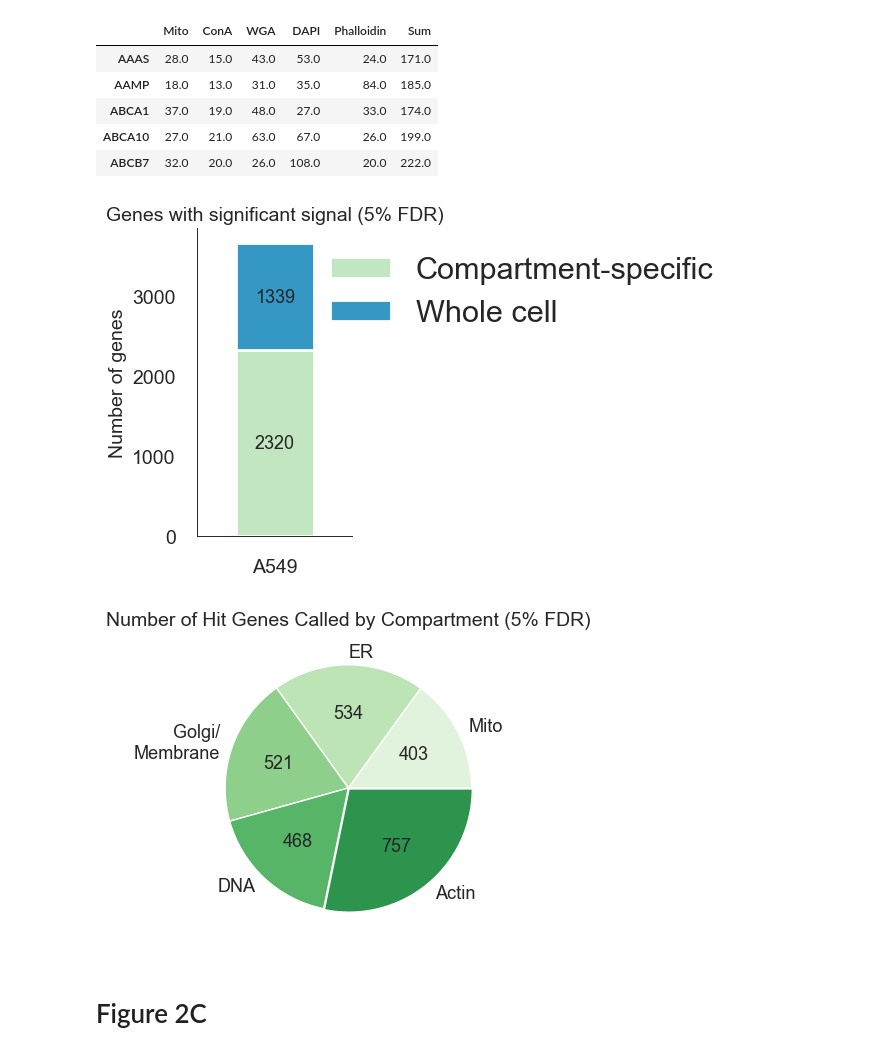
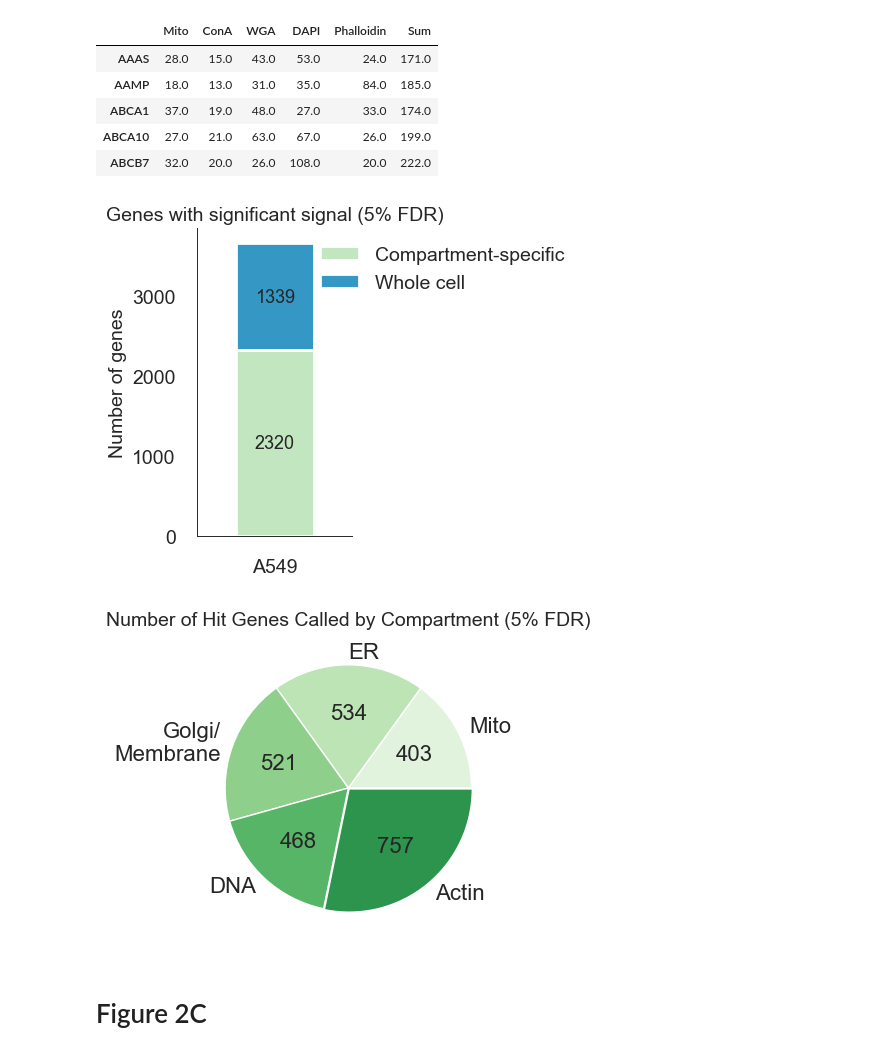
Before and after one commit to broadinstitute/2022_PERISCOPE, a Jupyter notebook: 2_A549_WGS_Summary/Figure_2.ipynb, the cells around one changed output. Cells and saved outputs as stored; diff of their text form; code cells hidden in the pictures.

```diff
--- a/2_A549_WGS_Summary/Figure_2.ipynb
+++ b/2_A549_WGS_Summary/Figure_2.ipynb
@@ -225,35 +225,35 @@ A549_whole_cell = len(df_sig_feature_expressed.query('Sum > @sum_5'))
 A549_comp_spec = len(df_sig_feature_expressed.query('Sum <= @sum_5').query('Phalloidin > @phal_5 | DAPI > @dapi_5 | WGA > @wga_5 | ConA > @cona_5 | Mito > @mito_5'))
 
 mpl.rc('axes', linewidth=0.7)
 mpl.rc('xtick', labelsize=14)
 mpl.rc('xtick', labelsize=14)
 
 fig, ax = plt.subplots( figsize=(2,4))
 colors = sns.color_palette('GnBu')[:8]
 hits_plot = pd.DataFrame({'Compartment-specific': [A549_comp_spec],
                          'Whole cell': [A549_whole_cell] },
                         index=['A549'])
 
 hits_plot.plot(kind='bar',
                stacked=True,
                color=[colors[1], colors[4]],
                legend = 'reverse',
                rot = 0,
                fontsize= 14,
                width = 0.5,
                ax=ax)
 
 ax.set_title('Genes with significant signal (5% FDR)',size=14)
 ax.set_ylabel('Number of genes',size=14)
 
 ax.bar_label(ax.containers[0],label_type='center',size=13)
 ax.bar_label(ax.containers[1],label_type='center',size=13)
 ax.spines['top'].set_visible(False)
 ax.spines['right'].set_visible(False)
-ax.legend(loc="upper left", bbox_to_anchor=(0.68,1),frameon=False, ncol=1)
+ax.legend(loc="upper left", bbox_to_anchor=(0.68,1),frameon=False, ncol=1, fontsize =14)
 fig.savefig(os.path.join(output_folder,'figure_panels','Fig2A_A549_whole_cell_compartment_specific_hits.png'),dpi = 300,bbox_inches='tight')
 # %% [output]
-[figure, old version]
+[figure, new version]
 # %%
 # Plot hits summary for Fig 2B
 def absolute_value2(val):
@@ -276,12 +276,12 @@ plt.pie(data,
         labels=labels,
         autopct=absolute_value2,
         colors=colors,
-        textprops={'fontsize': 13},
+        textprops={'fontsize': 16},
         explode=(0.0, 0.0, 0.0, 0.0, 0.01))
 ax.set_title('Number of Hit Genes Called by Compartment (5% FDR)',size=14)
 fig.savefig(os.path.join(output_folder,'figure_panels','Fig2B_A549_compartment_specific_hits_distribution.png'),dpi = 300,bbox_inches='tight')
 # %% [output]
-[figure, old version]
+[figure, new version]
 # %% [markdown]
 # Figure 2C
 # %%
```
Also changed, not shown: parts of 3 cells of this notebook, 32 other files.
